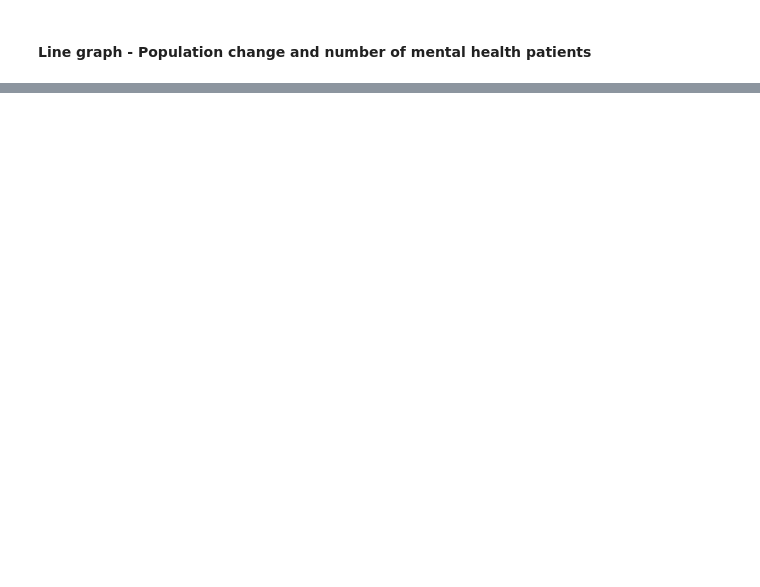
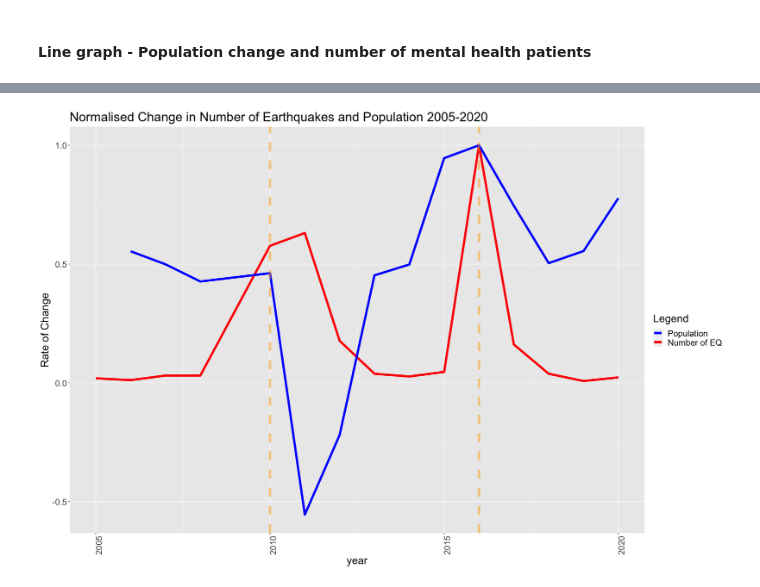
Before and after one commit to adaizh/datamac, a Jupyter notebook: Plotting.ipynb, the cells around one changed output, grey strips where cells are left out. Cells and saved outputs as stored; diff of their text form; code cells hidden in the pictures; blank space fills up the shorter version.

```diff
--- a/Plotting.ipynb
+++ b/Plotting.ipynb
@@ -177,0 +149,19 @@ Warning message:
+# %%
+options(repr.plot.width = 18, repr.plot.height = 12, repr.plot.res = 100)
+
+# defining colour
+colours <- c("Population" = "blue", "Number of EQ" = "red")
+
+# num eq change rate vs pop change rate for Canterbury
+joined_table %>% filter(city=='Canterbury') %>%
+  ggplot( aes(x=year)) +
+    geom_line(aes(y=number_of_eq/max(number_of_eq, na.rm=TRUE), color="Number of EQ"), size=2) + # normalised num quakes
+    geom_line(aes(y=pop.change.rate/max(pop.change.rate, na.rm=TRUE), color='Population'), size=2) + # normalised pop.change.rate
+    ggtitle("Normalised Change in Number of Earthquakes and Population 2005-2020") +
+    geom_vline(xintercept=2010, color="orange", size=2, alpha=0.5, linetype='dashed') +
+    geom_vline(xintercept=2016, color="orange", size=2, alpha=0.5, linetype='dashed') +
+    labs(y="Rate of Change", color = "Legend") +
+    scale_color_manual(values = colours) +
+    theme(text = element_text(size=20),
+        axis.text.x = element_text(angle=90, hjust=1))
+# %% [output]
@@ -177,0 +170 @@ Warning message:
+[figure, added]
```
Also changed, not shown: parts of 24 cells of this notebook, 3 other files.
